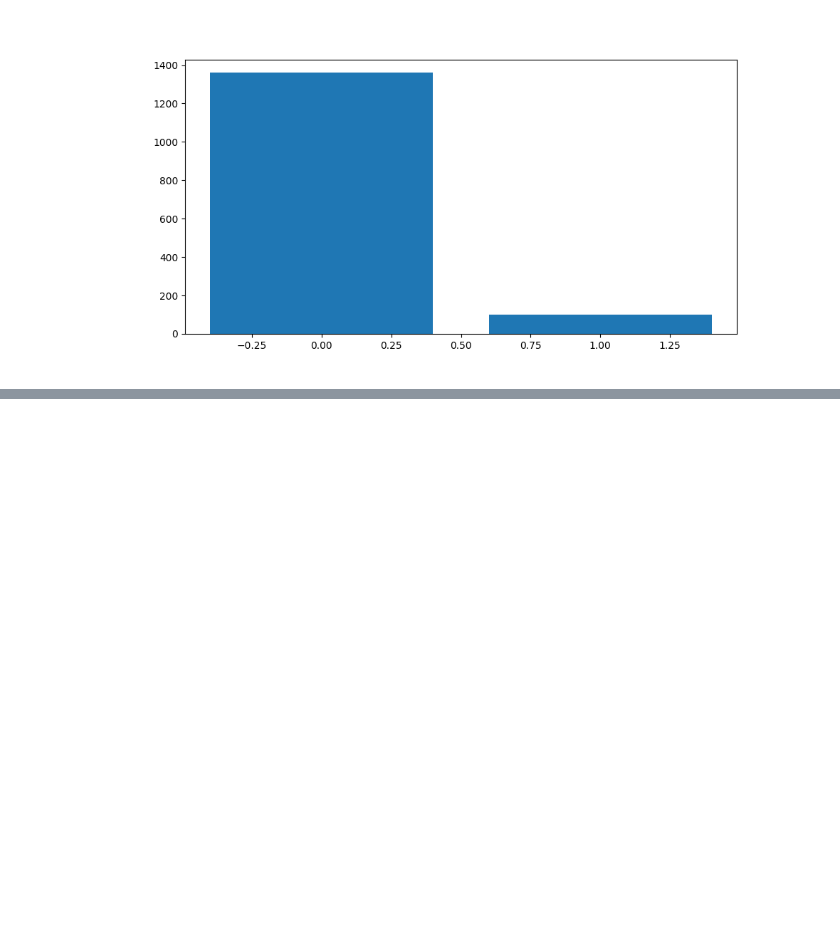
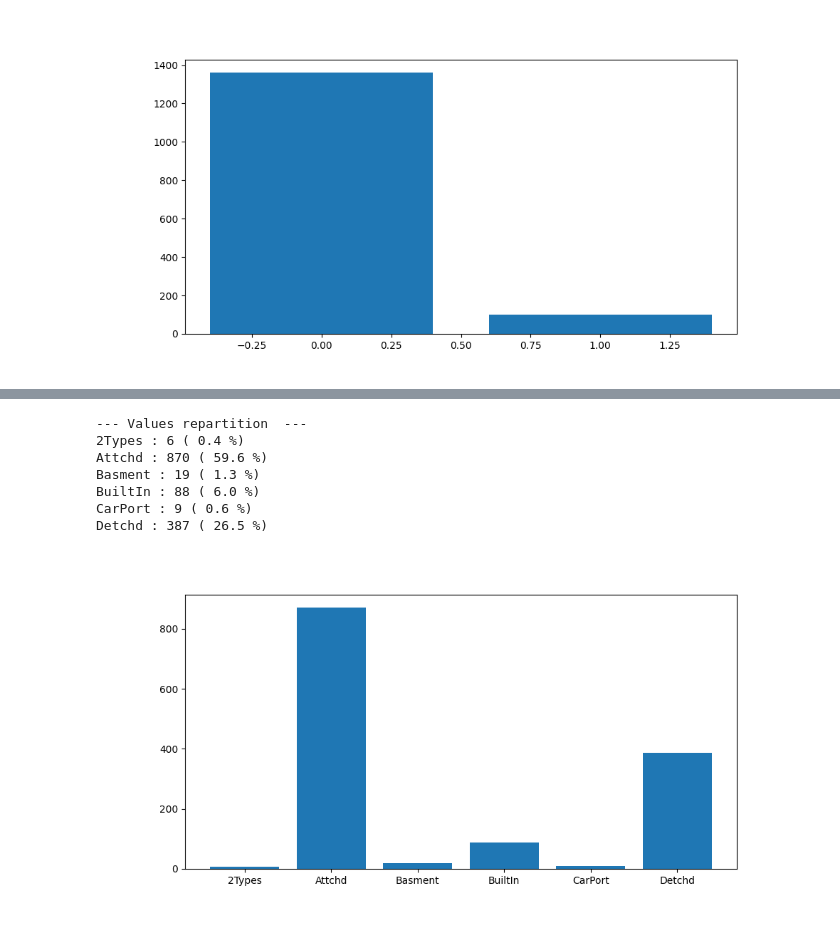
Before and after one commit to MaximeD34/house_price, a Jupyter notebook: data_processing.ipynb, the cells around one changed output, grey strips where cells are left out. Cells and saved outputs as stored; diff of their text form; code cells hidden in the pictures; blank space fills up the shorter version.

```diff
--- a/data_processing.ipynb
+++ b/data_processing.ipynb
@@ -1328,0 +1366,24 @@ print(Fireplaces[:100])
+# %%
+#GarageType
+GarageType = data[:,58].copy()
+uniqueGarageType = np.array(["2Types", "Attchd", "Basment", "BuiltIn",
+                             "CarPort", "Detchd"])
+
+printRepartion(GarageType, uniqueGarageType)
+plotRepartition(GarageType, uniqueGarageType)
+
+#we only keep Attchd, Detchd, BuiltIn and others are grouped in "other"
+GarageType[~np.isin(GarageType,  ["Attchd", "Detchd", "BuiltIn"])] = "other"
+uniqueGarageType = np.array(["Attchd", "Detchd", "BuiltIn", "other"])
+
+printRepartion(GarageType, uniqueGarageType, "after cleaning")
+plotRepartition(GarageType, uniqueGarageType)
+# %% [output]
+--- Values repartition  ---
+2Types : 6 ( 0.4 %)
+Attchd : 870 ( 59.6 %)
+Basment : 19 ( 1.3 %)
+BuiltIn : 88 ( 6.0 %)
+CarPort : 9 ( 0.6 %)
+Detchd : 387 ( 26.5 %)
+[figure, added]
```
Also changed, not shown: parts of 2 cells of this notebook.
